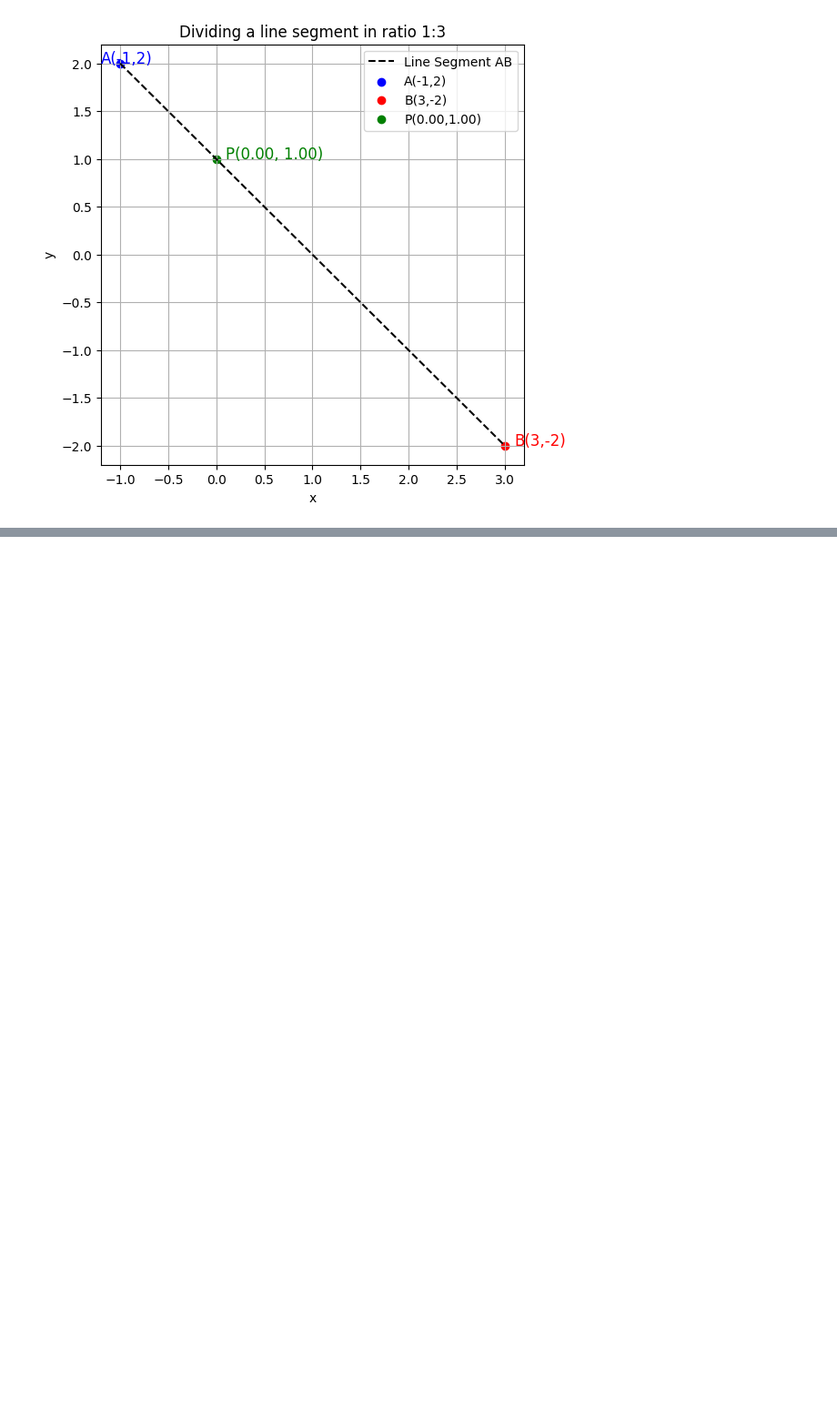
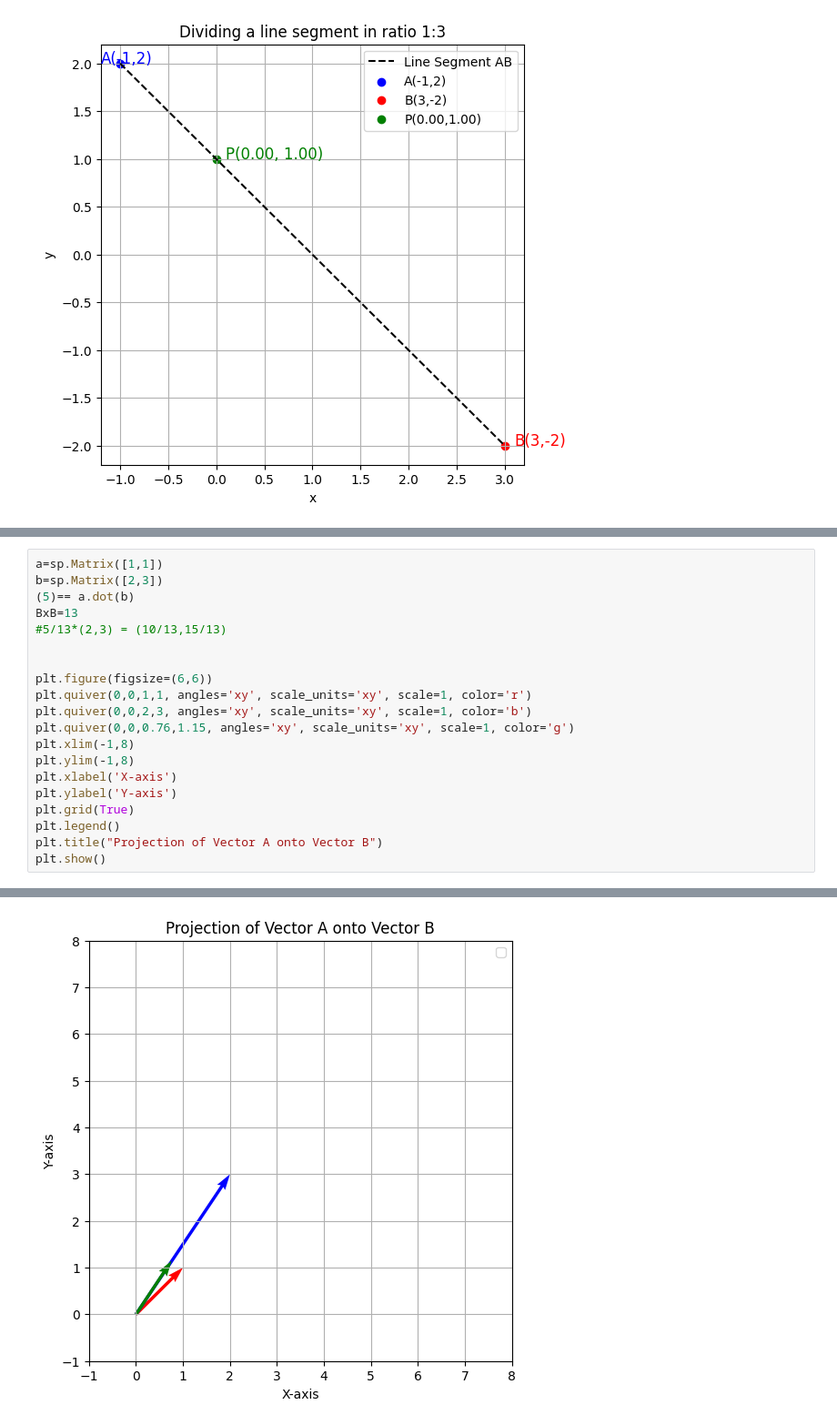
Before and after one commit to codepro33/Math-2024-25-Winter, a Jupyter notebook: Notebooks_EN/01_Linear_Algebra/03_Vectors/LA_Vectors_projections.ipynb, the cells around one changed output, grey strips where cells are left out. Shown at 91% size. Cells and saved outputs as stored; diff of their text form; blank space fills up the shorter version.

```diff
--- a/Notebooks_EN/01_Linear_Algebra/03_Vectors/LA_Vectors_projections.ipynb
+++ b/Notebooks_EN/01_Linear_Algebra/03_Vectors/LA_Vectors_projections.ipynb
@@ -137,0 +194,21 @@ plt.show()
+# %%
+a=sp.Matrix([1,1])
+b=sp.Matrix([2,3])
+(5)== a.dot(b)
+BxB=13
+#5/13*(2,3) = (10/13,15/13)
+
+
+plt.figure(figsize=(6,6))
+plt.quiver(0,0,1,1, angles='xy', scale_units='xy', scale=1, color='r')
+plt.quiver(0,0,2,3, angles='xy', scale_units='xy', scale=1, color='b')
+plt.quiver(0,0,0.76,1.15, angles='xy', scale_units='xy', scale=1, color='g')
+plt.xlim(-1,8)
+plt.ylim(-1,8)
+plt.xlabel('X-axis')
+plt.ylabel('Y-axis')
+plt.grid(True)
+plt.legend()
+plt.title("Projection of Vector A onto Vector B")
+plt.show()
+# %% [output]
@@ -137,0 +216 @@ plt.show()
+[figure, added]
```
Also changed, not shown: parts of 9 cells of this notebook.
